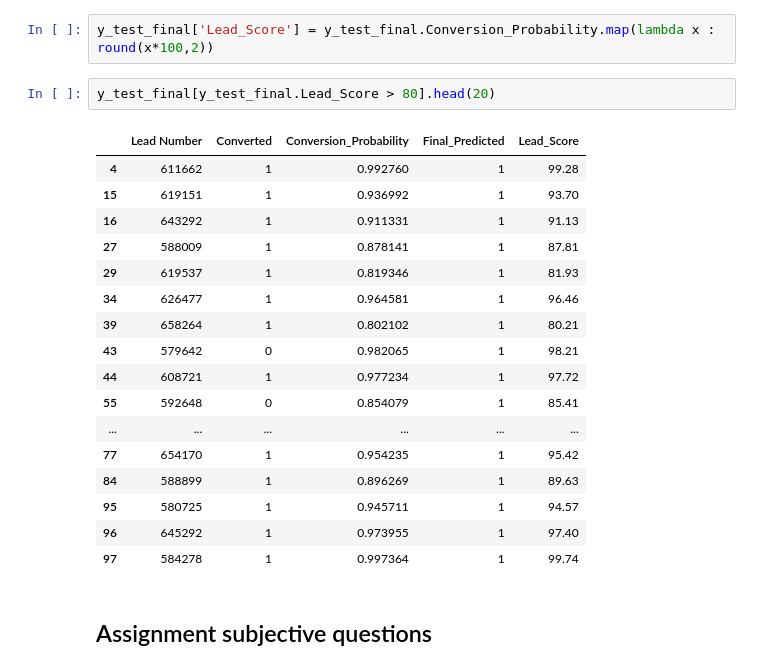
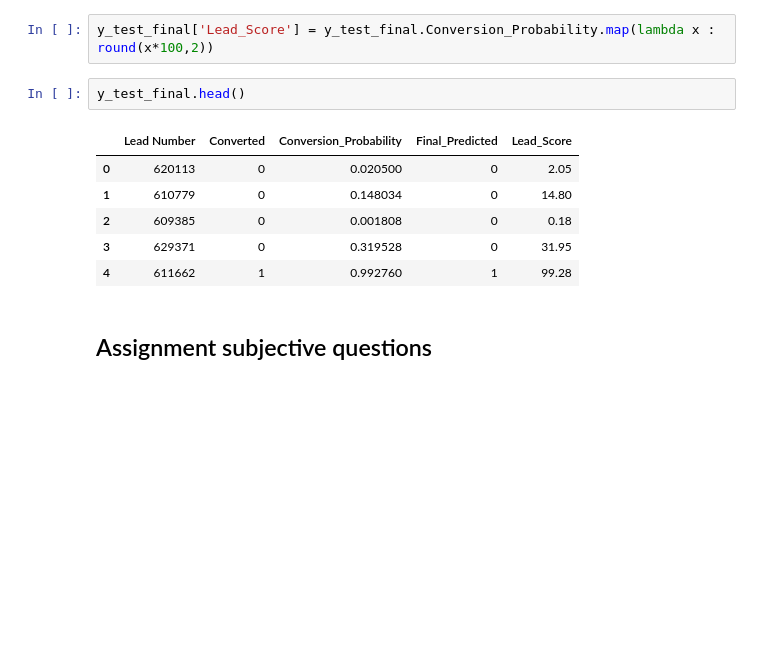
Before and after one commit to tkuttanda/Lead_Scoring_Assignment, a Jupyter notebook: Lead_Scoring_Assignment.ipynb, the cells around one changed output. Saved outputs shown, nothing was run; the diff lists cells and outputs as text; blank space fills up the shorter version.

```diff
--- a/Lead_Scoring_Assignment.ipynb
+++ b/Lead_Scoring_Assignment.ipynb
@@ -1694,26 +1694,15 @@ F1 score: 0.77
 ### Assigning a Lead Score to each lead
 # %%
 y_test_final['Lead_Score'] = y_test_final.Conversion_Probability.map(lambda x : round(x*100,2))
-# %%
-y_test_final[y_test_final.Lead_Score > 80].head(20)
-# %% [output]
-|  | Lead Number | Converted | Conversion_Probability | Final_Predicted | Lead_Score |
-| 4 | 611662 | 1 | 0.992760 | 1 | 99.28 |
-| 15 | 619151 | 1 | 0.936992 | 1 | 93.70 |
-| 16 | 643292 | 1 | 0.911331 | 1 | 91.13 |
-| 27 | 588009 | 1 | 0.878141 | 1 | 87.81 |
-| 29 | 619537 | 1 | 0.819346 | 1 | 81.93 |
-| 34 | 626477 | 1 | 0.964581 | 1 | 96.46 |
-| 39 | 658264 | 1 | 0.802102 | 1 | 80.21 |
-| 43 | 579642 | 0 | 0.982065 | 1 | 98.21 |
-| 44 | 608721 | 1 | 0.977234 | 1 | 97.72 |
-| 55 | 592648 | 0 | 0.854079 | 1 | 85.41 |
-| ... | ... | ... | ... | ... | ... |
-| 77 | 654170 | 1 | 0.954235 | 1 | 95.42 |
-| 84 | 588899 | 1 | 0.896269 | 1 | 89.63 |
-| 95 | 580725 | 1 | 0.945711 | 1 | 94.57 |
-| 96 | 645292 | 1 | 0.973955 | 1 | 97.40 |
-| 97 | 584278 | 1 | 0.997364 | 1 | 99.74 |
+# %%
+y_test_final.head()
+# %% [output]
+|  | Lead Number | Converted | Conversion_Probability | Final_Predicted | Lead_Score |
+| 0 | 620113 | 0 | 0.020500 | 0 | 2.05 |
+| 1 | 610779 | 0 | 0.148034 | 0 | 14.80 |
+| 2 | 609385 | 0 | 0.001808 | 0 | 0.18 |
+| 3 | 629371 | 0 | 0.319528 | 0 | 31.95 |
+| 4 | 611662 | 1 | 0.992760 | 1 | 99.28 |
 # %% [markdown]
 ## Assignment subjective questions
 # %% [markdown]
```
Also changed, not shown: parts of 4 cells of this notebook, 1 other file.
